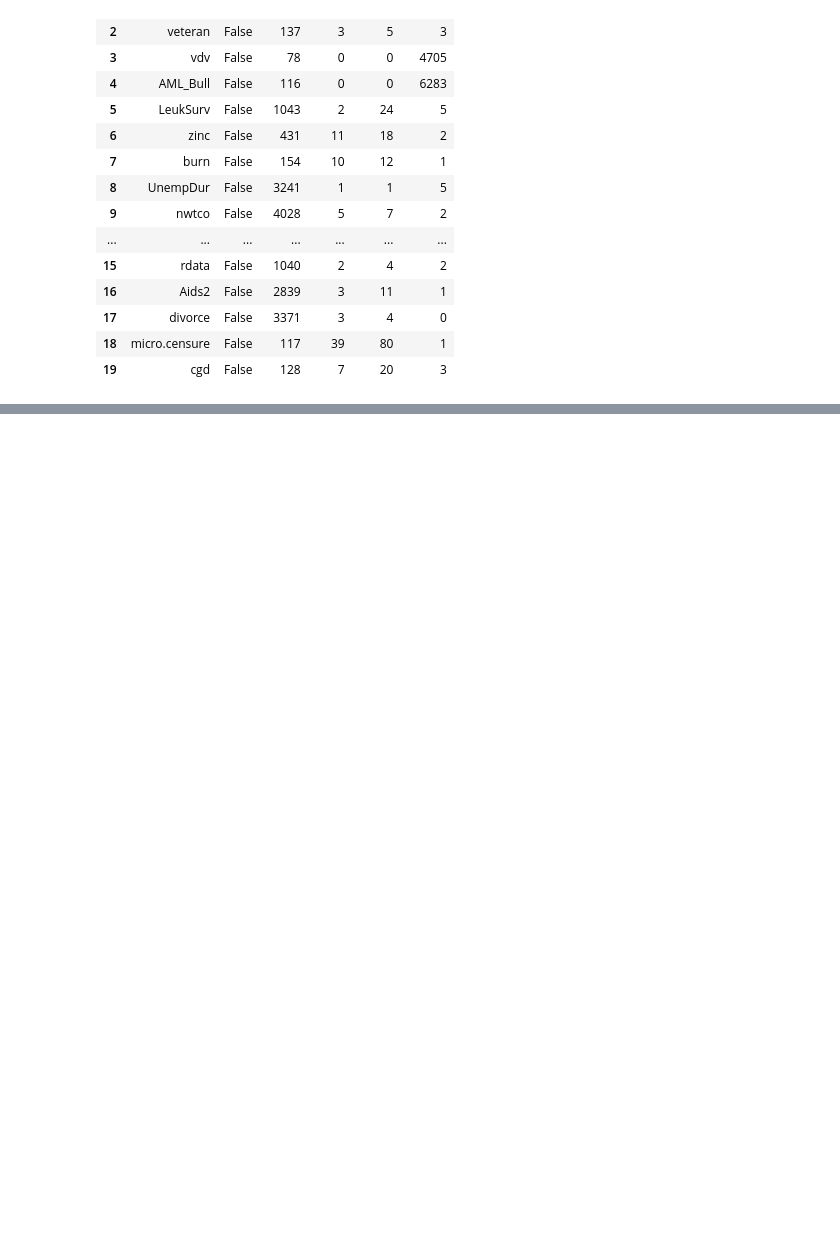
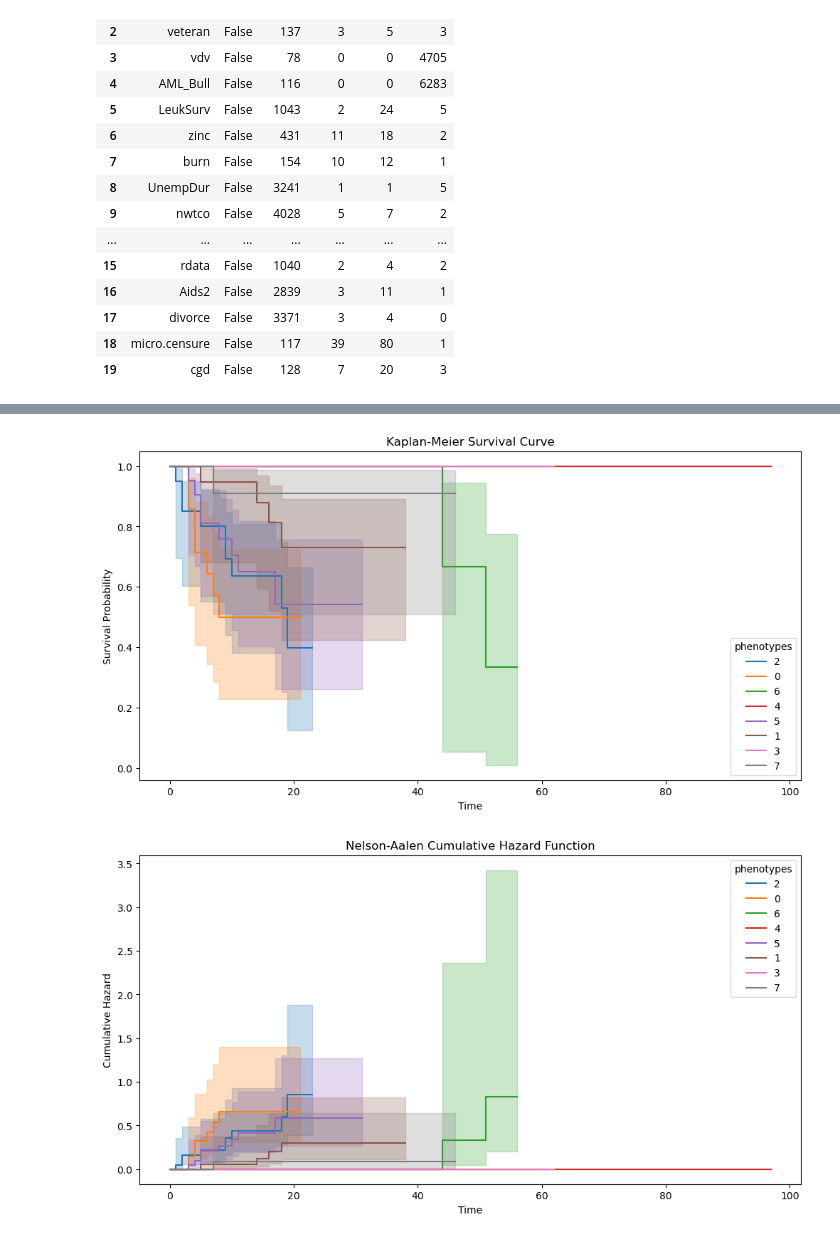
Before and after one commit to wjvandermerwe/ResCap, a Jupyter notebook: research_report/project/experiments/explore_features.ipynb, the cells around one changed output, grey strips where cells are left out. Saved outputs shown, nothing was run; the diff lists cells and outputs as text; code cells hidden in the pictures; blank space fills up the shorter version.

```diff
--- a/research_report/project/experiments/explore_features.ipynb
+++ b/research_report/project/experiments/explore_features.ipynb
@@ -59,0 +45,3 @@ dataset = load_datasets(names=['burn', 'cgd', 'phpl04K8a', 'ovarian', 'flchain']
+# %%
+# preprocessing for the cluster analysis
+dataset = preprocess(dataset['burn'])
@@ -59,0 +57,2 @@ dataset = load_datasets(names=['burn', 'cgd', 'phpl04K8a', 'ovarian', 'flchain']
+# %%
+dataset = identify_features(dataset)
@@ -59,0 +73,5 @@ dataset = load_datasets(names=['burn', 'cgd', 'phpl04K8a', 'ovarian', 'flchain']
+# %%
+survival_analysis_plots(dataset, 'phenotypes')
+# %% [output]
+[figure, added]
+[figure, added]
```
Also changed, not shown: parts of 13 cells of this notebook, 36 other files.
